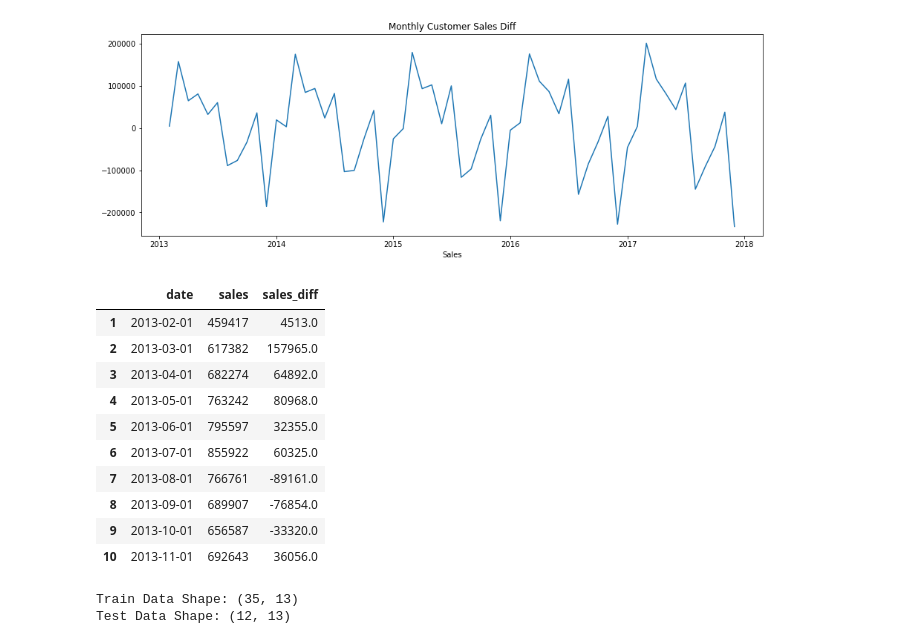
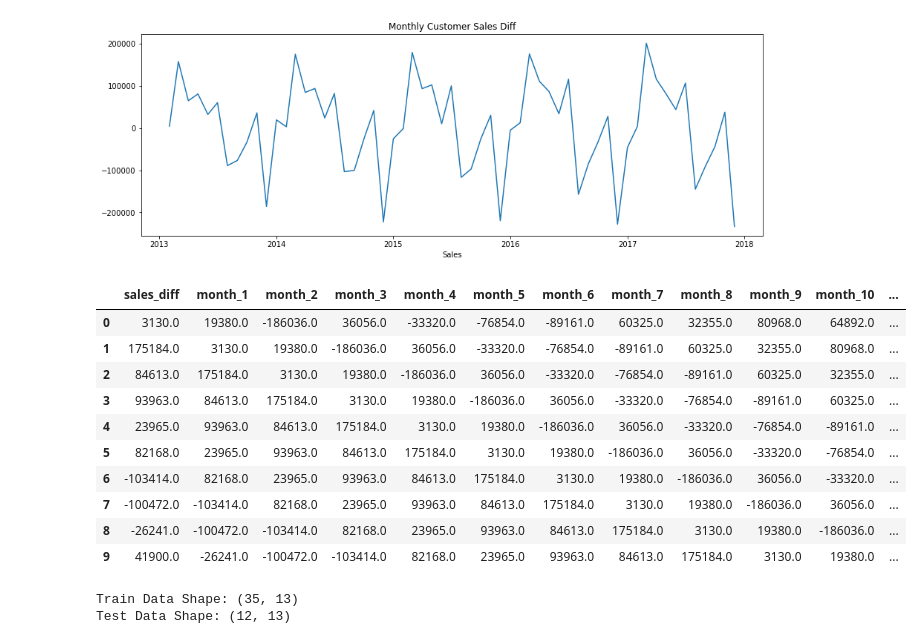
Before and after one commit to embedded-robotics/datascience, a Jupyter notebook: customer_sales_prediction/sales_prediction_LR_XGB_RF_LSTM.ipynb, the cells around one changed output. Drawn from its saved outputs; the diff is of its cells as text; code cells hidden in the pictures.

Commit message:
Finalized the code for Customer Sales Prediction

```diff
--- a/customer_sales_prediction/sales_prediction_LR_XGB_RF_LSTM.ipynb
+++ b/customer_sales_prediction/sales_prediction_LR_XGB_RF_LSTM.ipynb
@@ -91,20 +103,6 @@ plt.title("Monthly Customer Sales Diff")
 plt.show()
 # %% [output]
 [figure]
-# %%
-monthly_sales.head(10)
-# %% [output]
-|  | date | sales | sales_diff |
-| 1 | 2013-02-01 | 459417 | 4513.0 |
-| 2 | 2013-03-01 | 617382 | 157965.0 |
-| 3 | 2013-04-01 | 682274 | 64892.0 |
-| 4 | 2013-05-01 | 763242 | 80968.0 |
-| 5 | 2013-06-01 | 795597 | 32355.0 |
-| 6 | 2013-07-01 | 855922 | 60325.0 |
-| 7 | 2013-08-01 | 766761 | -89161.0 |
-| 8 | 2013-09-01 | 689907 | -76854.0 |
-| 9 | 2013-10-01 | 656587 | -33320.0 |
-| 10 | 2013-11-01 | 692643 | 36056.0 |
 # %%
 supverised_data = monthly_sales.drop(['date','sales'], axis=1)
 # %%
@@ -113,6 +111,19 @@ for i in range(1,13):
     supverised_data[col_name] = supverised_data['sales_diff'].shift(i)
 # %%
 supverised_data = supverised_data.dropna().reset_index(drop=True)
+supverised_data.head(10)
+# %% [output]
+|  | sales_diff | month_1 | month_2 | month_3 | month_4 | month_5 | month_6 | month_7 | month_8 | month_9 | month_10 | ... |
+| 0 | 3130.0 | 19380.0 | -186036.0 | 36056.0 | -33320.0 | -76854.0 | -89161.0 | 60325.0 | 32355.0 | 80968.0 | 64892.0 | ... |
+| 1 | 175184.0 | 3130.0 | 19380.0 | -186036.0 | 36056.0 | -33320.0 | -76854.0 | -89161.0 | 60325.0 | 32355.0 | 80968.0 | ... |
+| 2 | 84613.0 | 175184.0 | 3130.0 | 19380.0 | -186036.0 | 36056.0 | -33320.0 | -76854.0 | -89161.0 | 60325.0 | 32355.0 | ... |
+| 3 | 93963.0 | 84613.0 | 175184.0 | 3130.0 | 19380.0 | -186036.0 | 36056.0 | -33320.0 | -76854.0 | -89161.0 | 60325.0 | ... |
+| 4 | 23965.0 | 93963.0 | 84613.0 | 175184.0 | 3130.0 | 19380.0 | -186036.0 | 36056.0 | -33320.0 | -76854.0 | -89161.0 | ... |
+| 5 | 82168.0 | 23965.0 | 93963.0 | 84613.0 | 175184.0 | 3130.0 | 19380.0 | -186036.0 | 36056.0 | -33320.0 | -76854.0 | ... |
+| 6 | -103414.0 | 82168.0 | 23965.0 | 93963.0 | 84613.0 | 175184.0 | 3130.0 | 19380.0 | -186036.0 | 36056.0 | -33320.0 | ... |
+| 7 | -100472.0 | -103414.0 | 82168.0 | 23965.0 | 93963.0 | 84613.0 | 175184.0 | 3130.0 | 19380.0 | -186036.0 | 36056.0 | ... |
+| 8 | -26241.0 | -100472.0 | -103414.0 | 82168.0 | 23965.0 | 93963.0 | 84613.0 | 175184.0 | 3130.0 | 19380.0 | -186036.0 | ... |
+| 9 | 41900.0 | -26241.0 | -100472.0 | -103414.0 | 82168.0 | 23965.0 | 93963.0 | 84613.0 | 175184.0 | 3130.0 | 19380.0 | ... |
 # %%
 train_data = supverised_data[:-12]
 test_data = supverised_data[-12:]
```
Also changed, not shown: parts of 13 cells of this notebook, 3 other files.
